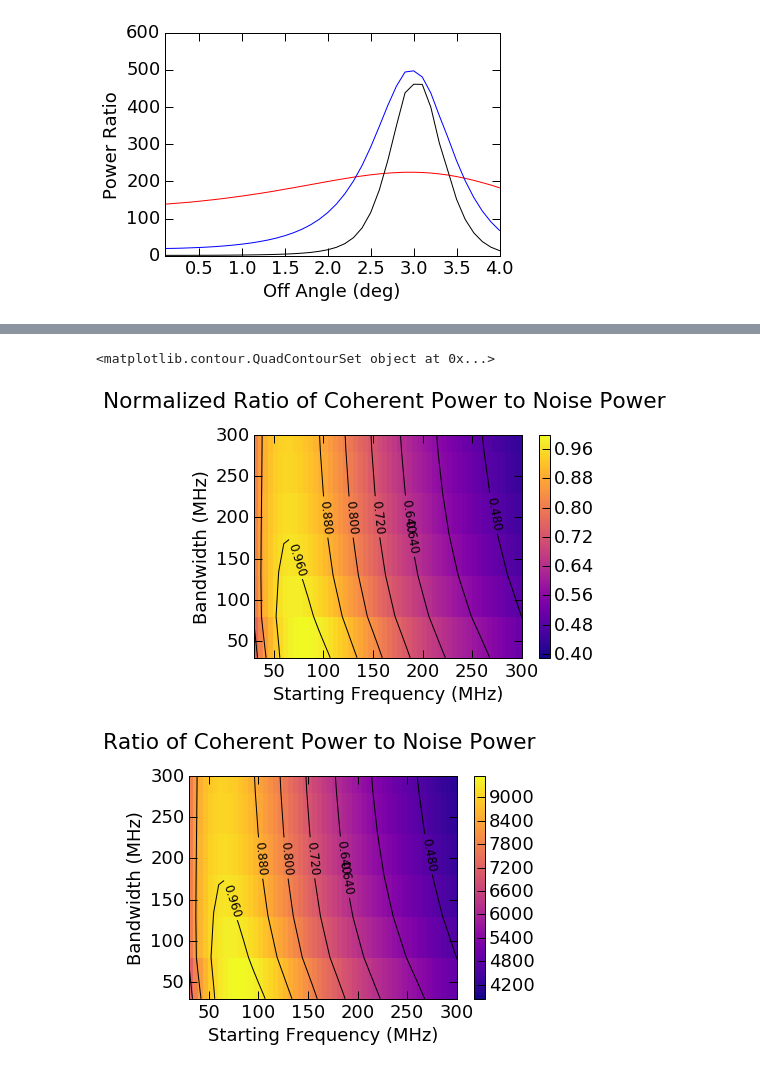
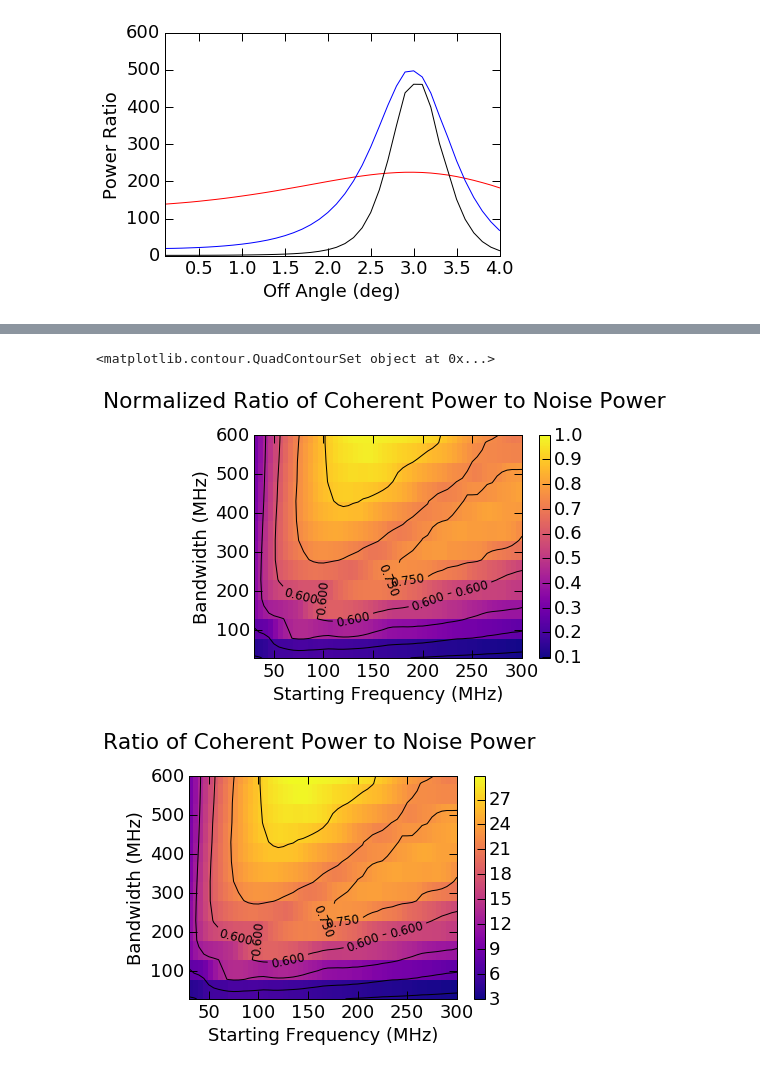
Before and after one commit to swissel/nutau_acceptance, a Jupyter notebook: 03_Detector/Mountain Top Efield Pulses Shared.ipynb, the cells around one changed output, grey strips where cells are left out. Cells and saved outputs as stored; diff of their text form; code cells hidden in the pictures.

```diff
--- a/03_Detector/Mountain Top Efield Pulses Shared.ipynb
+++ b/03_Detector/Mountain Top Efield Pulses Shared.ipynb
@@ -230,6 +276,6 @@ def beam_power_ratio(fstart=0., fstop=0):
 # %%
 #scan start frequency
-start_frequencies = np.arange(30e6, 1050e6, 5e6)
+start_frequencies = np.arange(30e6, 1050e6, 30e6)
 
 pratios = []
 noise_powers = []
@@ -243,7 +289,7 @@ for sf in start_frequencies:
     #print cf/1e6, bw/1e6, fstart/1e6, fstop/1e6
 
     pratio, signal_power, noise = beam_power_ratio(fstart=fstart, fstop=fstop)
-    pratios.append(pratio)
+    pratios.append(pratio/41)
     noise_powers.append(noise)
     signal_powers.append(signal_power)
 # %%
@@ -268,9 +324,9 @@ for bw in bandwidths:
     #print cf/1e6, bw/1e6, fstart/1e6, fstop/1e6
 
     pratio, signal_power, noise = beam_power_ratio(fstart=fstart, fstop=fstop)
-    pratios.append(pratio)
+    pratios.append(pratio/41.)
     noise_powers.append(noise)
-    signal_powers.append(signal_power)
+    signal_powers.append(signal_power/41.)
 # %%
 pyp.plot(bandwidths/1e6,pratios)
 #pyp.xlim(0,200)
@@ -280,7 +336,7 @@ pyp.plot(bandwidths/1e6,pratios)
 # %%
 ### two-dimensional scan of bandwidth and center frequency
 start_frequencies = np.arange(30e6, 330e6, 5e6)
-bandwidths = np.arange(30e6, 350e6, 50e6)
+bandwidths = np.arange(30e6, 650e6, 50e6)
 
 pratios2 = []
 noise_powers2 = []
@@ -299,9 +355,9 @@ for bw in bandwidths:
         #print cf/1e6, bw/1e6, fstart/1e6, fstop/1e6
 
         pratio, signal_power, noise = beam_power_ratio(fstart=fstart, fstop=fstop)
-        pratios.append(pratio)
+        pratios.append(pratio/41.)
         noise_powers.append(noise)
-        signal_powers.append(signal_power)
+        signal_powers.append(signal_power/41.)
     pratios2.append(pratios)
     noise_powers2.append(noise_powers)
     signal_powers2.append(signal_powers)
@@ -322,34 +378,34 @@ pyp.pcolormesh(start_freq/1e6, bands/1e6, pratios2/pratios2.max(),
                norm=mcolors, cmap='plasma')
 pyp.colorbar() #need a colorbar to show the intensity scale
 
 pyp.xlim(30,300)
-pyp.ylim(30,300)
+pyp.ylim(30,600)
 CS = pyp.contour(start_freq/1e6, bands/1e6, pratios2/pratios2.max(), 8, colors='k')
 print CS
 manual_locations = [(75,150),(100,200),(125,200), (150,200),(175,200), (200,200),(250,200) ]
 pyp.clabel(CS, inline=1, fontsize=12, manual=manual_locations)
 
 pyp.xlabel("Starting Frequency (MHz)")
 pyp.ylabel("Bandwidth (MHz)")
 pyp.title("Normalized Ratio of Coherent Power to Noise Power ", y=1.1)
 pyp.savefig("/Users/wissels/Dropbox/MountainTop/AntennaStudy/pulse_power_over_noise_power_contour_norm_%dkm_%ddeg.png"%(h,z))
 
 pyp.figure(2)
 pyp.pcolormesh(start_freq/1e6, bands/1e6, pratios2,
                cmap='plasma')
 pyp.colorbar() #need a colorbar to show the intensity scale
 
 pyp.xlim(30,300)
-pyp.ylim(30,300)
+pyp.ylim(30,600)
 CS = pyp.contour(start_freq/1e6, bands/1e6, pratios2/pratios2.max(), 8, colors='k')
 manual_locations = [(75,150),(100,200),(125,200), (150,200),(175,200), (200,200),(250,200) ]
 pyp.clabel(CS, inline=1, fontsize=12, manual=manual_locations)
 
 pyp.xlabel("Starting Frequency (MHz)")
 pyp.ylabel("Bandwidth (MHz)")
 pyp.title("Ratio of Coherent Power to Noise Power ", y=1.1)
 pyp.savefig("/Users/wissels/Dropbox/MountainTop/AntennaStudy/pulse_power_over_noise_power_contour_%dkm_%ddeg.png"%(h,z))
 # %% [output]
 <matplotlib.contour.QuadContourSet object at 0x...>
-[figure, old version]
+[figure, new version]
-[figure, old version]
+[figure, new version]
```
Also changed, not shown: parts of 10 cells of this notebook.
